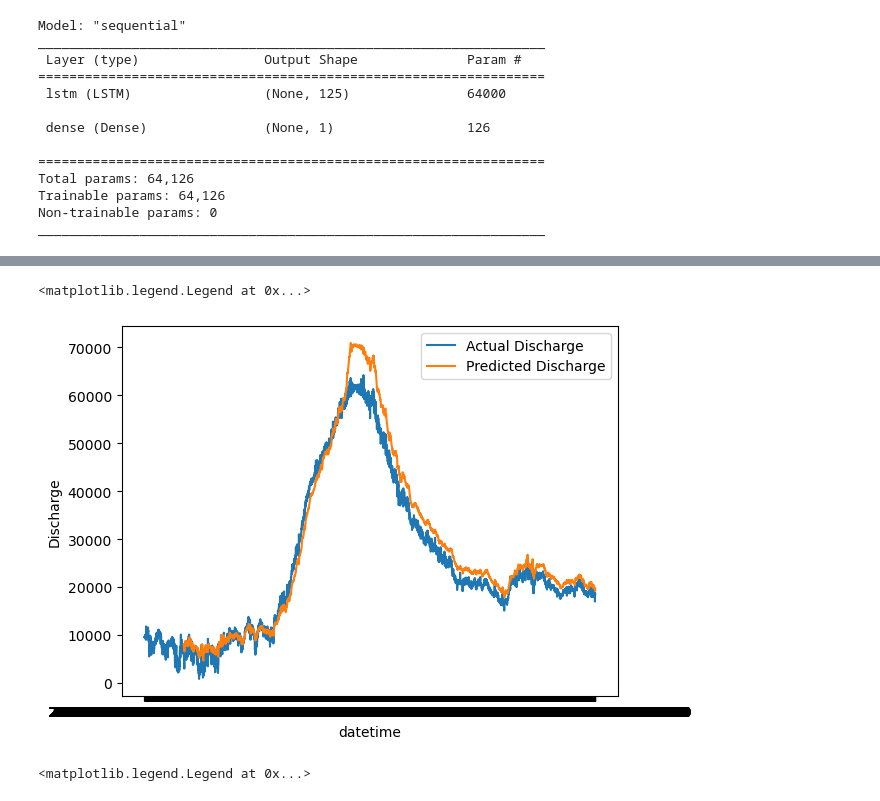
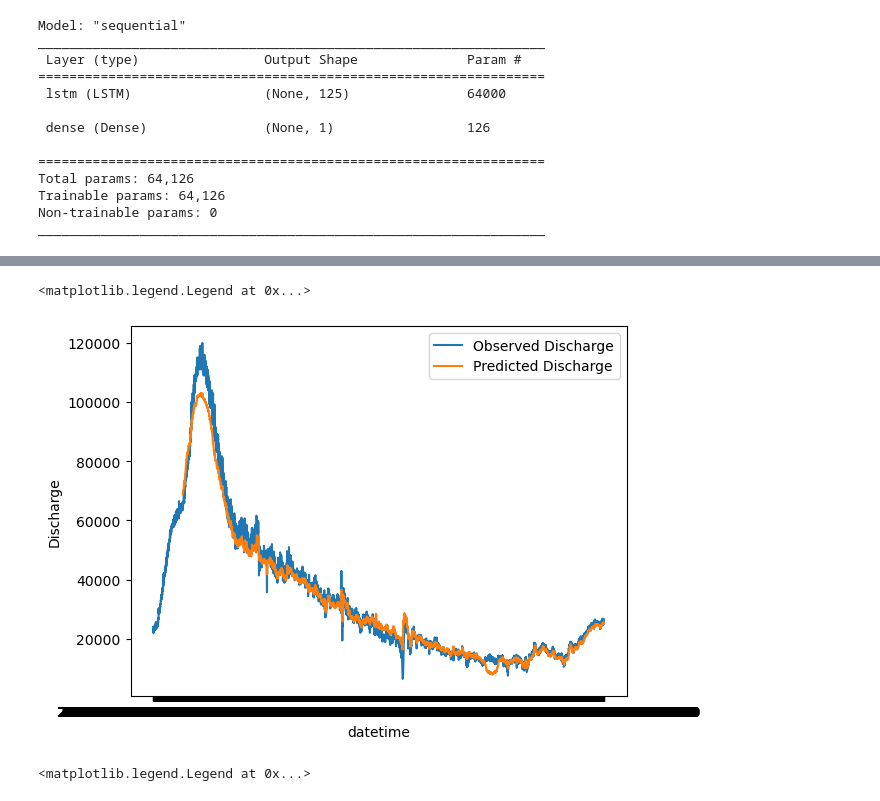
Before and after one commit to mikafur32/Hysterisis-ML-Modeling, a Jupyter notebook: LSTM Lag V2.ipynb, the cells around one changed output, grey strips where cells are left out. Drawn from its saved outputs; the diff is of its cells as text; code cells hidden in the pictures.

Commit message:
Script update for scaled df

```diff
--- a/LSTM Lag V2.ipynb
+++ b/LSTM Lag V2.ipynb
@@ -161,0 +163,6 @@ train_scaled
+# %%
+# Separate dates for future plotting
+train_dates = train_scaled.index.to_series()
+print(train_dates.tail(3)) #Check last few dates.
+test_dates = test_scaled.index.to_series()
+print(test_dates.tail(3)) #Check last few dates.
@@ -355,10 +373,6 @@ testY = []
 
 n_future = 12 # Number of timesteps we want to look into the future based on the past timesteps. 4 * 3hrs = 12
 n_past = 3 * time_to_day
-
-scaler2 = StandardScaler()
-scaler2 = scaler2.fit(test)
-test_scaled = scaler2.transform(test)
 # %%
 for i in range(n_past, len(test_scaled) - n_future +1):
     testX.append(test_scaled[i - n_past:i, 1 : test_scaled.shape[1]]) # Start at [1]: (excludes discharge)
@@ -378,12 +392,8 @@ prediction = model_lstm.predict(testX, verbose = 1)
 # %%
-#Perform inverse transformation to rescale back to original range
-#Since we used 5 variables for transform, the inverse expects same dimensions
-#Therefore, let us copy our values 5 times and discard them after inverse transform
+# Perform inverse transformation to rescale back to original range
+# Since we used 3 variables for transform, the inverse expects same dimensions
+prediction_copies = np.repeat(prediction, test_scaled.shape[1], axis=-1)
 
-prediction_copies = np.repeat(prediction, test.shape[1], axis=-1)
-y_pred = scaler2.inverse_transform(prediction_copies)[:, 0]  # Location of Discharge in columns
-
-test_predicts = test[:-n_past -11].copy()
-test_predicts["Predicted Discharge"] = y_pred
-test_predicts.rename(columns= {-1 : "Predicted Discharge"})
-#test_predicts = test_predicts.drop("Dis", axis=1)
+# Scale two datasets
+y_pred = scaler.inverse_transform(prediction_copies)[:, 0]  # Location of Discharge in columns
+test = scaler.inverse_transform(test_scaled)[:]  # Location of Discharge in columns
@@ -404,0 +400,9 @@ test_predicts.rename(columns= {-1 : "Predicted Discharge"})
+# %%
+# Convert test from array to dataframes
+test = pd.DataFrame(test, columns = ['Discharge','Gage Height','Velocity'], index=test_dates.index)
+
+# Cut off the last part of the test data --- #? WHY do we do this? I know why but not 100% sure WHY why
+test_predicts = test[:-n_past -11].copy()
+
+# Convert y_pred from array to dataframes
+y_pred = pd.DataFrame(y_pred, columns = ['Predicted Discharge'], index=test_predicts.index)
@@ -405,17 +428,17 @@ test_predicts.rename(columns= {-1 : "Predicted Discharge"})
 # %%
 # Plot one event to examine model performance
-import seaborn as sns
-tstart = '2021-06-15'
-tend = '2021-07-20'
+tstart = '2020-05-15 00:00:00-00:00' #'2021-06-15'
+tend = '2020-07-01 00:00:00-00:00'#'2021-07-20'
 
 sns.lineplot(test['Discharge'][tstart : tend], errorbar= None)
 sns.lineplot(test_predicts["Predicted Discharge"][tstart : tend].shift(n_past), errorbar= None)
 # shifting 7 to overlay due to inherent shifting from original formatting of the data.
 
-plt.legend(labels=["Actual Discharge","Predicted Discharge"])
+# Set Legend
+plt.legend(labels=["Observed Discharge","Predicted Discharge"])
 # %% [output]
 <matplotlib.legend.Legend at 0x...>
-[figure, old version]
+[figure, new version]
 # %%
 # Plot whole test year to examine model performance (this takes a little while to run)
 tstart = '2021-01-01'
```
Also changed, not shown: parts of 11 cells of this notebook.
